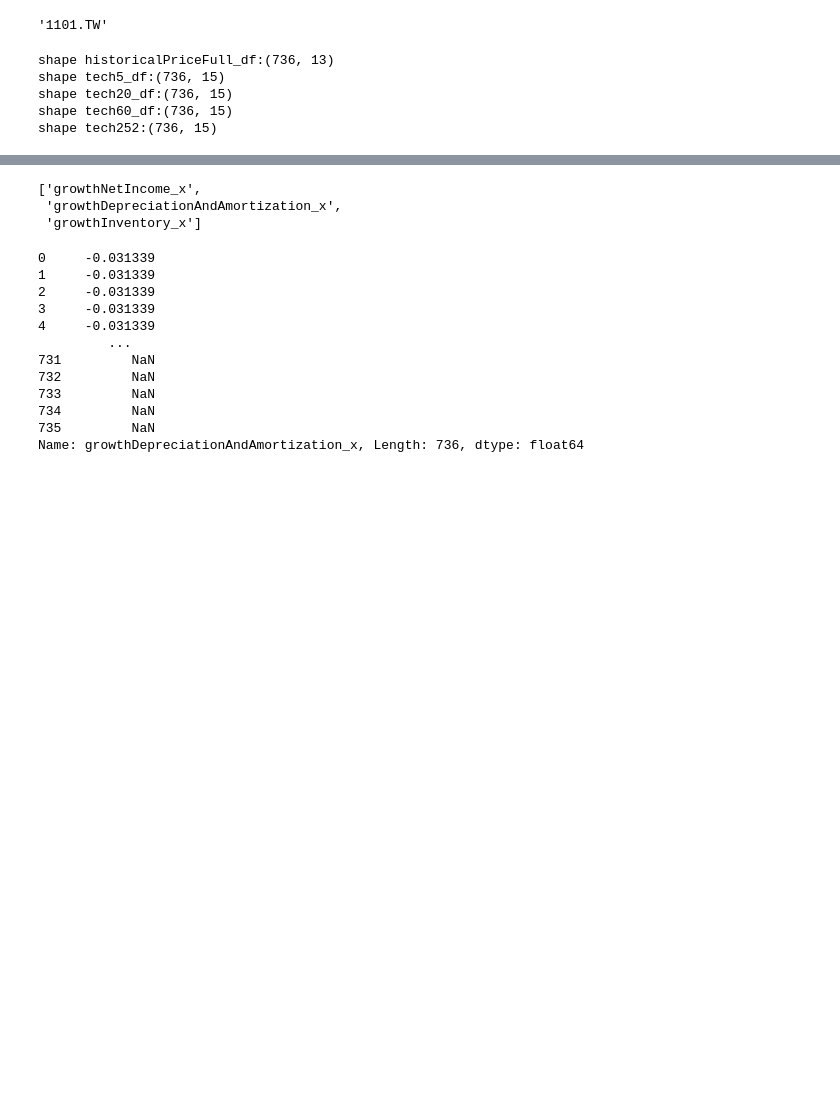
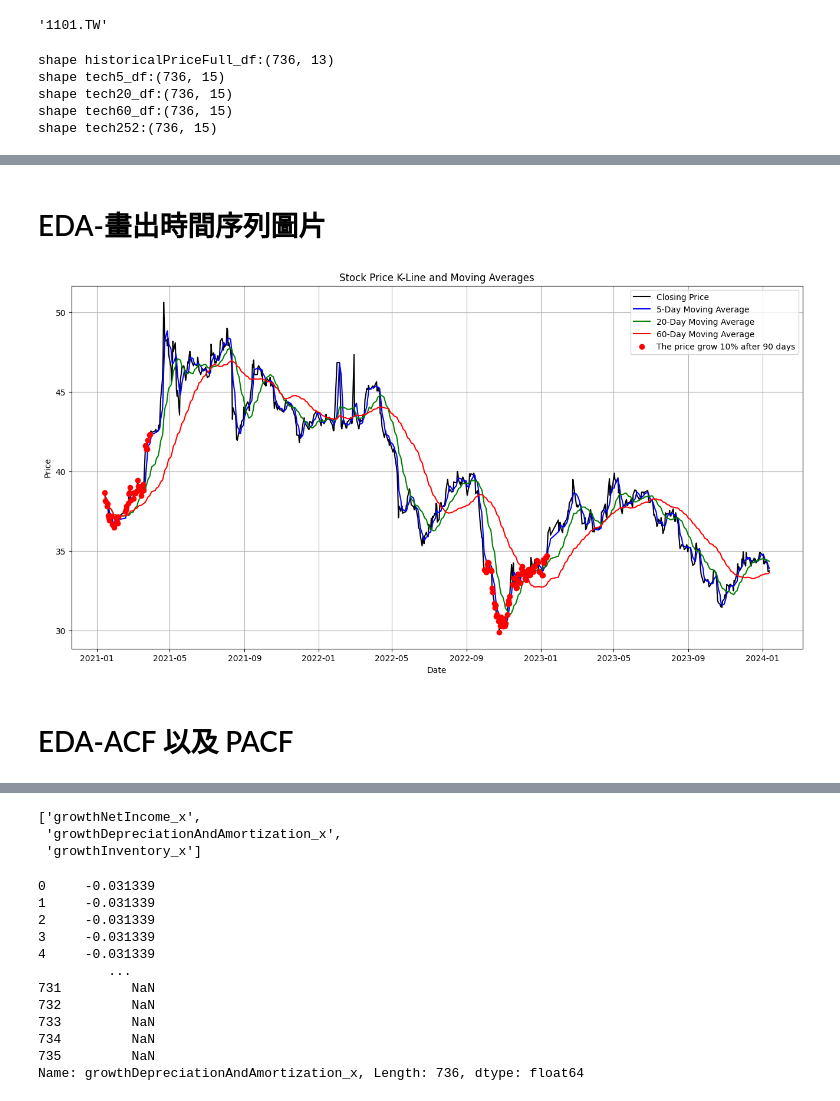
Before and after one commit to lala9456/0605ineterview, a Jupyter notebook: EDA.ipynb, the cells around one changed output, grey strips where cells are left out. Saved outputs shown, nothing was run; the diff lists cells and outputs as text; code cells hidden in the pictures; blank space fills up the shorter version.

```diff
--- a/EDA.ipynb
+++ b/EDA.ipynb
@@ -240 +240,3 @@ df["target"] = df.apply(lambda df: 1 if df['close_after_90'] > df['close'] * 1.1
 df.to_csv("df_combine.csv",index=False,encoding="utf-8-sig")
+# %% [markdown]
+# <h1>EDA-畫出時間序列圖片</h1>
@@ -240,0 +245,24 @@ df.to_csv("df_combine.csv",index=False,encoding="utf-8-sig")
+# %%
+df.set_index('date', inplace=True)
+# %%
+#df.set_index('date', inplace=True)
+fig, ax = plt.subplots(figsize=(16, 8))
+
+ax.plot(df.index, df['close'], label='Closing Price', color='black')
+ax.plot(df.index, df['sma_5'], label='5-Day Moving Average', color='blue')
+ax.plot(df.index, df['sma_20'], label='20-Day Moving Average', color='green')
+ax.plot(df.index, df['sma_60'], label='60-Day Moving Average', color='red')
+
+target_1 = df[df['target'] == 1]
+ax.scatter(target_1.index, target_1['close'], color='red', label='The price grow 10% after 90 days', zorder=5)
+
+ax.set_title('Stock Price K-Line and Moving Averages')
+ax.set_xlabel('Date')
+ax.set_ylabel('Price')
+ax.legend()
+plt.grid(True)
+plt.show()
+# %% [output]
+[figure, added]
+# %% [markdown]
+# <h1>EDA-ACF 以及 PACF</h1>
```
Also changed, not shown: parts of 8 cells of this notebook.
